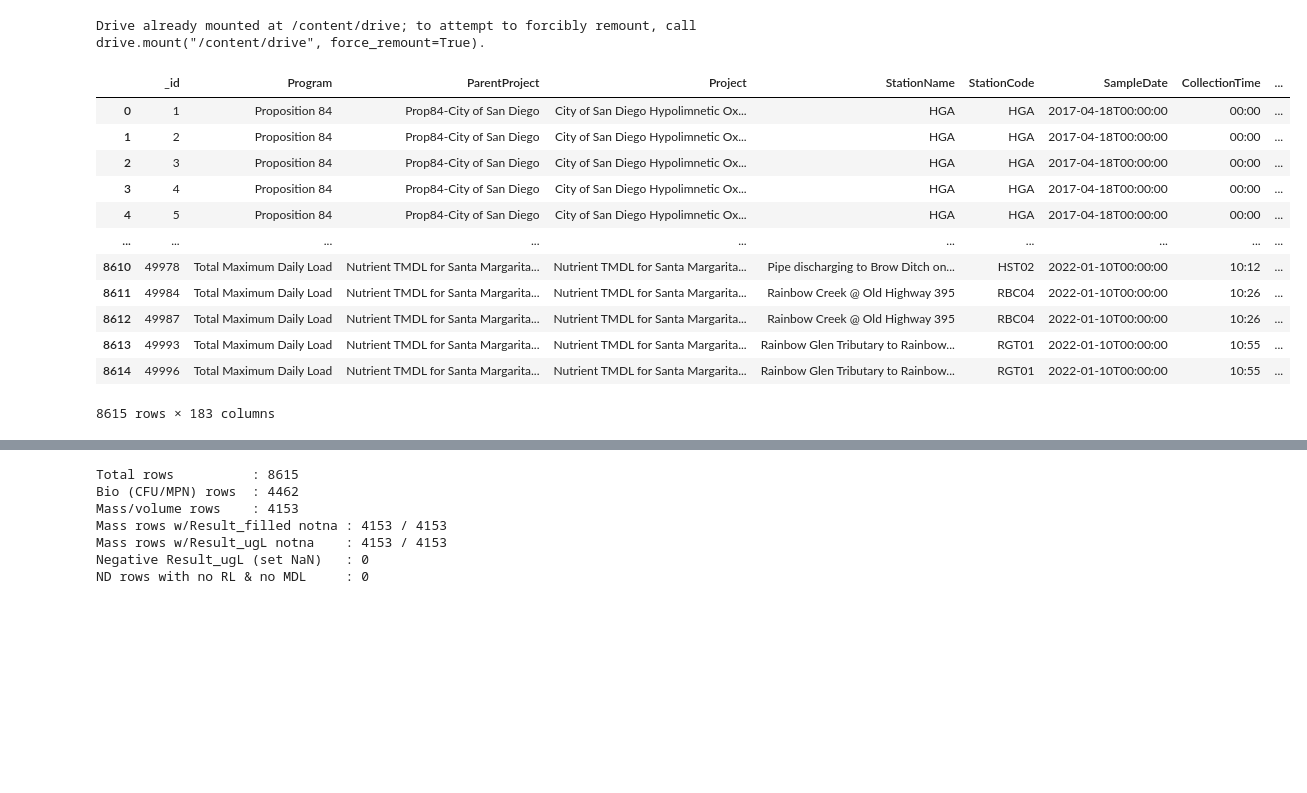
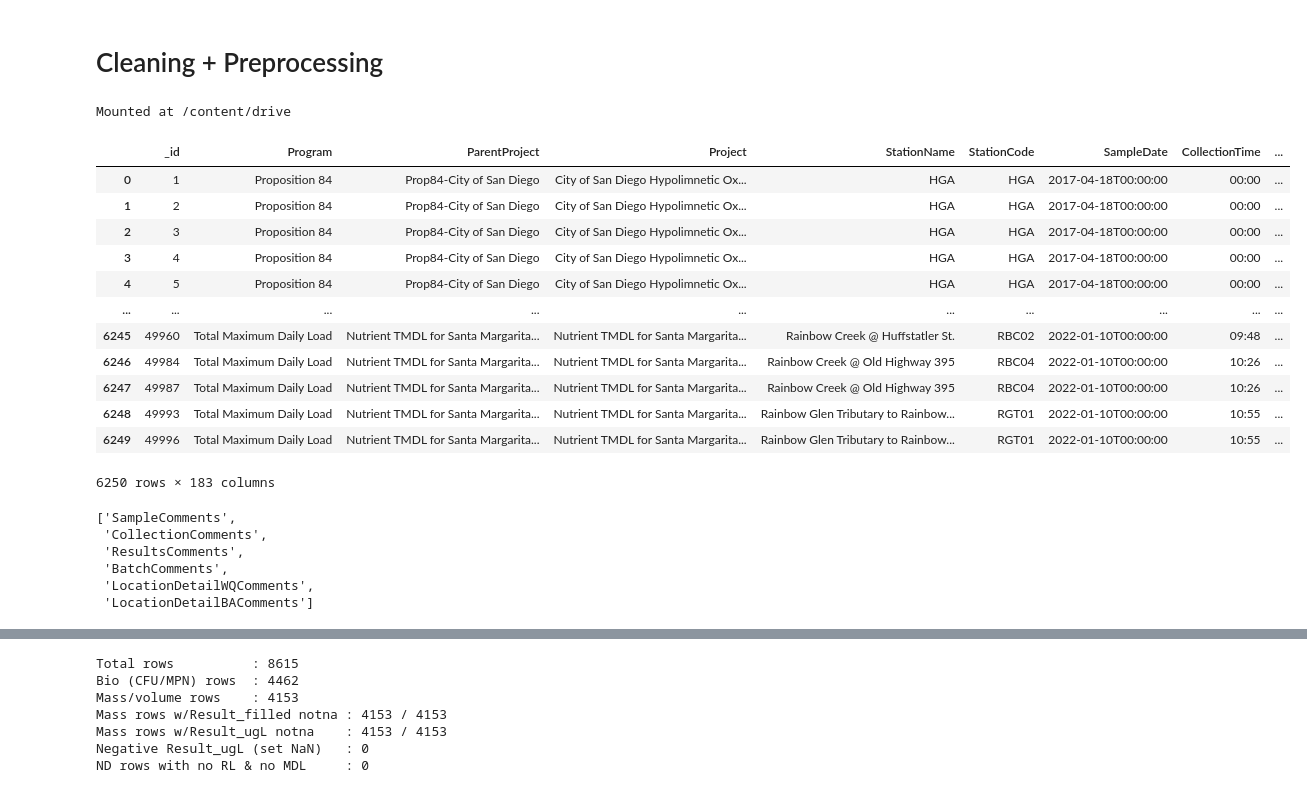
Before and after one commit to dgutiluns/water-anomaly-ca, a Jupyter notebook: cleaning_sample_and_streamcat.ipynb, the cells around one changed output, grey strips where cells are left out. Saved outputs shown, nothing was run; the diff lists cells and outputs as text; code cells hidden in the pictures; blank space fills up the shorter version.

Commit message:
Fixing the cleaning to remove the correct rows with missing COMIDs

```diff
--- a/cleaning_sample_and_streamcat.ipynb
+++ b/cleaning_sample_and_streamcat.ipynb
@@ -6,25 +6,38 @@ import pandas as pd
 from sklearn.model_selection import KFold
 from sklearn.ensemble import RandomForestRegressor, IsolationForest
 from google.colab import drive
+# %% [markdown]
+# Cleaning + Preprocessing
 # %%
 drive.mount('/content/drive')
 
 
-path = '/content/drive/MyDrive/Year 3 Berk/Data Discovery Group Folder/sample_with_streamcat.csv'
+path = '/content/drive/MyDrive/Year 3 Berk/Data Discovery Group Folder/Data/sample_with_streamcat.csv'
+akansha_path = '/content/drive/MyDrive/sample_with_streamcat.csv' # I CHANGED THE PATH OF THIS DATASET CAUSE I HAD TO RUN IT AGAIN SO MAKE SURE YOU MATCH THE UPDATED VERSION
 df = pd.read_csv(path)
 df
 # %% [output]
-Drive already mounted at /content/drive; to attempt to forcibly remount, call drive.mount("/content/drive", force_remount=True).
+Mounted at /content/drive
 |  | _id | Program | ParentProject | Project | StationName | StationCode | SampleDate | CollectionTime | ... |
 | 0 | 1 | Proposition 84 | Prop84-City of San Diego | City of San Diego Hypolimnetic Ox... | HGA | HGA | 2017-04-18T00:00:00 | 00:00 | ... |
 | 1 | 2 | Proposition 84 | Prop84-City of San Diego | City of San Diego Hypolimnetic Ox... | HGA | HGA | 2017-04-18T00:00:00 | 00:00 | ... |
 | 2 | 3 | Proposition 84 | Prop84-City of San Diego | City of San Diego Hypolimnetic Ox... | HGA | HGA | 2017-04-18T00:00:00 | 00:00 | ... |
 | 3 | 4 | Proposition 84 | Prop84-City of San Diego | City of San Diego Hypolimnetic Ox... | HGA | HGA | 2017-04-18T00:00:00 | 00:00 | ... |
 | 4 | 5 | Proposition 84 | Prop84-City of San Diego | City of San Diego Hypolimnetic Ox... | HGA | HGA | 2017-04-18T00:00:00 | 00:00 | ... |
 | ... | ... | ... | ... | ... | ... | ... | ... | ... | ... |
-| 8610 | 49978 | Total Maximum Daily Load | Nutrient TMDL for Santa Margarita... | Nutrient TMDL for Santa Margarita... | Pipe discharging to Brow Ditch on... | HST02 | 2022-01-10T00:00:00 | 10:12 | ... |
-| 8611 | 49984 | Total Maximum Daily Load | Nutrient TMDL for Santa Margarita... | Nutrient TMDL for Santa Margarita... | Rainbow Creek @ Old Highway 395 | RBC04 | 2022-01-10T00:00:00 | 10:26 | ... |
-| 8612 | 49987 | Total Maximum Daily Load | Nutrient TMDL for Santa Margarita... | Nutrient TMDL for Santa Margarita... | Rainbow Creek @ Old Highway 395 | RBC04 | 2022-01-10T00:00:00 | 10:26 | ... |
-| 8613 | 49993 | Total Maximum Daily Load | Nutrient TMDL for Santa Margarita... | Nutrient TMDL for Santa Margarita... | Rainbow Glen Tributary to Rainbow... | RGT01 | 2022-01-10T00:00:00 | 10:55 | ... |
-| 8614 | 49996 | Total Maximum Daily Load | Nutrient TMDL for Santa Margarita... | Nutrient TMDL for Santa Margarita... | Rainbow Glen Tributary to Rainbow... | RGT01 | 2022-01-10T00:00:00 | 10:55 | ... |
+| 6245 | 49960 | Total Maximum Daily Load | Nutrient TMDL for Santa Margarita... | Nutrient TMDL for Santa Margarita... | Rainbow Creek @ Huffstatler St. | RBC02 | 2022-01-10T00:00:00 | 09:48 | ... |
+| 6246 | 49984 | Total Maximum Daily Load | Nutrient TMDL for Santa Margarita... | Nutrient TMDL for Santa Margarita... | Rainbow Creek @ Old Highway 395 | RBC04 | 2022-01-10T00:00:00 | 10:26 | ... |
+| 6247 | 49987 | Total Maximum Daily Load | Nutrient TMDL for Santa Margarita... | Nutrient TMDL for Santa Margarita... | Rainbow Creek @ Old Highway 395 | RBC04 | 2022-01-10T00:00:00 | 10:26 | ... |
+| 6248 | 49993 | Total Maximum Daily Load | Nutrient TMDL for Santa Margarita... | Nutrient TMDL for Santa Margarita... | Rainbow Glen Tributary to Rainbow... | RGT01 | 2022-01-10T00:00:00 | 10:55 | ... |
+| 6249 | 49996 | Total Maximum Daily Load | Nutrient TMDL for Santa Margarita... | Nutrient TMDL for Santa Margarita... | Rainbow Glen Tributary to Rainbow... | RGT01 | 2022-01-10T00:00:00 | 10:55 | ... |
-8615 rows × 183 columns
+6250 rows × 183 columns
+# %%
+commentCols = [col for col in df.columns if "comment" in col.lower()]
+commentCols
+# %% [output]
+['SampleComments',
+ 'CollectionComments',
+ 'ResultsComments',
+ 'BatchComments',
+ 'LocationDetailWQComments',
+ 'LocationDetailBAComments']
```
Also changed, not shown: parts of 29 cells of this notebook.
